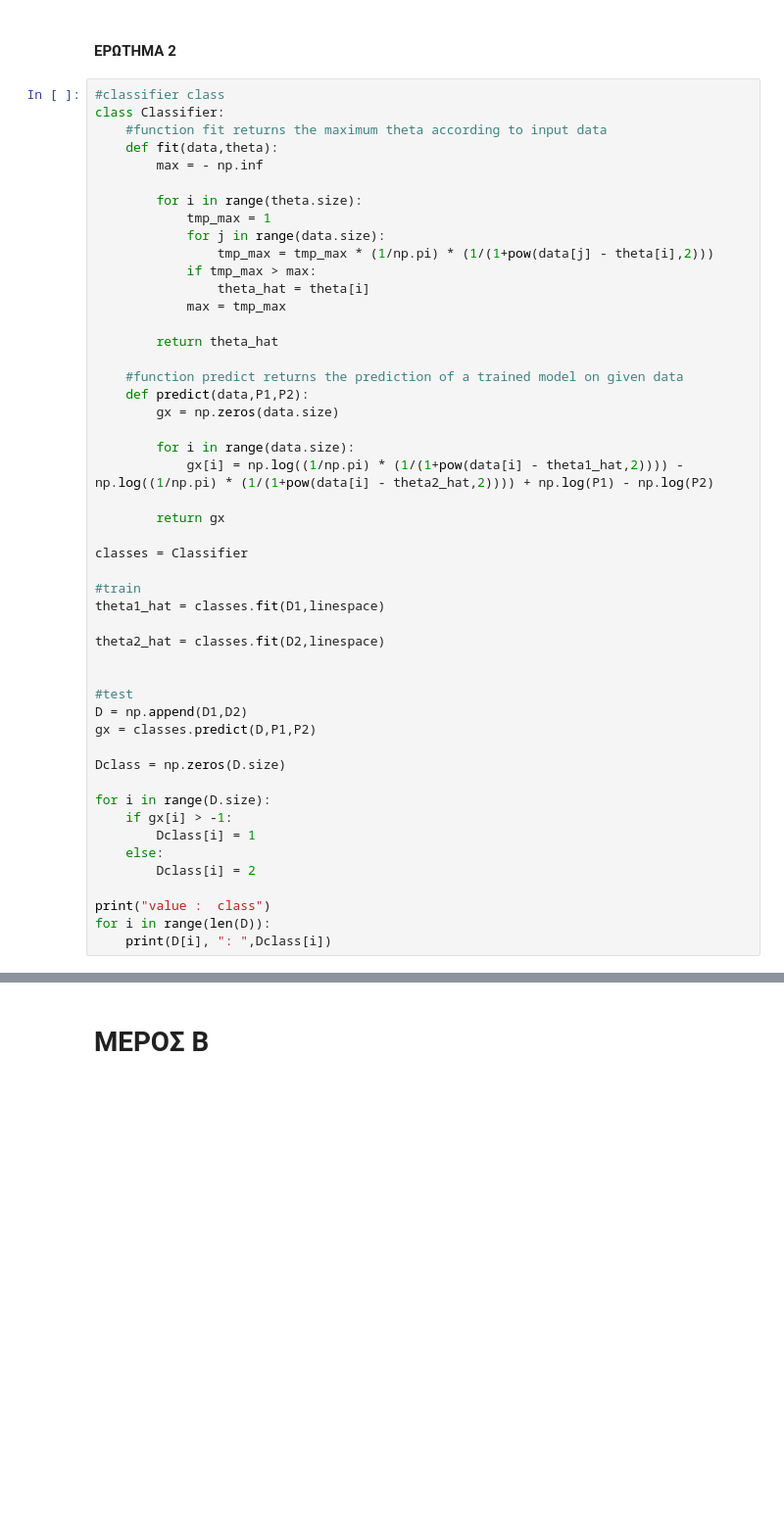
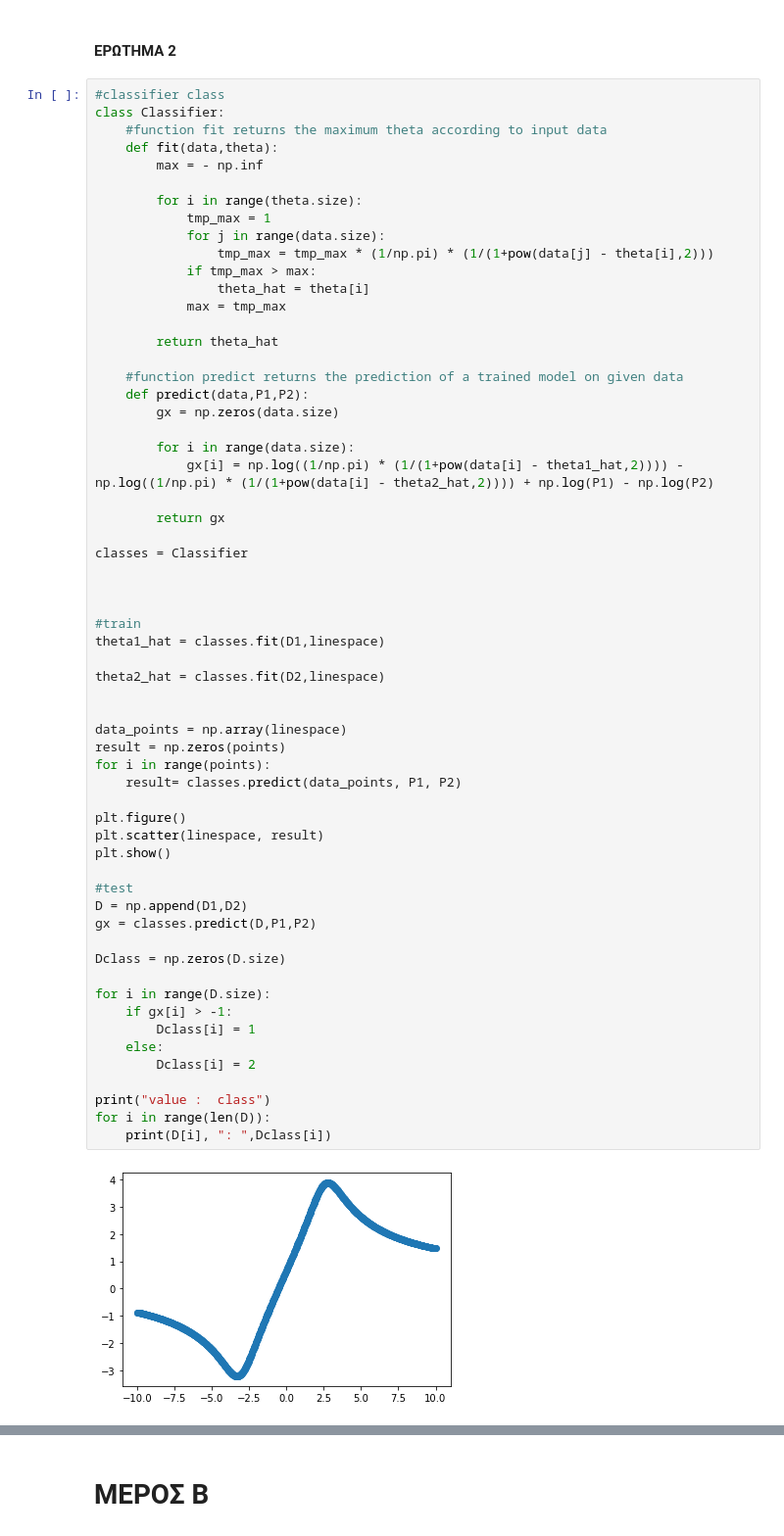
Before and after one commit to eegrigor/Pattern_Recognition_Assignment2, a Jupyter notebook: Grigorakis_9694_Kaimakamidis_9627_Assignment2.ipynb, the cells around one changed output, grey strips where cells are left out. Shown: that part at 98% size. Cells and saved outputs as stored; diff of their text form; blank space fills up the shorter version.

```diff
--- a/Grigorakis_9694_Kaimakamidis_9627_Assignment2.ipynb
+++ b/Grigorakis_9694_Kaimakamidis_9627_Assignment2.ipynb
@@ -121,33 +116,45 @@ class Classifier:
 
         for i in range(data.size):
             gx[i] = np.log((1/np.pi) * (1/(1+pow(data[i] - theta1_hat,2)))) - np.log((1/np.pi) * (1/(1+pow(data[i] - theta2_hat,2)))) + np.log(P1) - np.log(P2)
 
         return gx
 
 classes = Classifier
 
+
+
 #train
 theta1_hat = classes.fit(D1,linespace)
 
 theta2_hat = classes.fit(D2,linespace)
 
+
+data_points = np.array(linespace)
+result = np.zeros(points)
+for i in range(points):
+    result= classes.predict(data_points, P1, P2)
+
+plt.figure()
+plt.scatter(linespace, result)
+plt.show()
 
 #test
 D = np.append(D1,D2)
 gx = classes.predict(D,P1,P2)
 
 Dclass = np.zeros(D.size)
 
 for i in range(D.size):
     if gx[i] > -1:
         Dclass[i] = 1
     else:
         Dclass[i] = 2
 
 print("value :  class")
 for i in range(len(D)):
     print(D[i], ": ",Dclass[i])
 # %% [output]
+[figure, added]
 value :  class
 2.8 :  1.0
 -0.4 :  1.0
```
Also changed, not shown: parts of 6 cells of this notebook.
